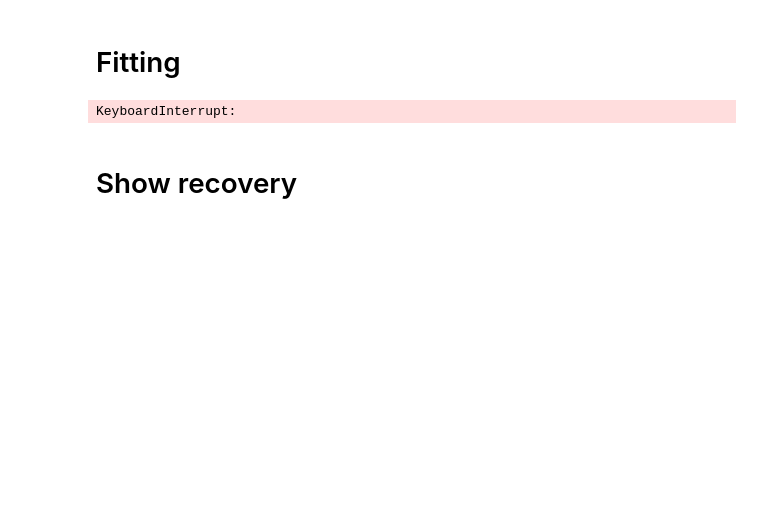
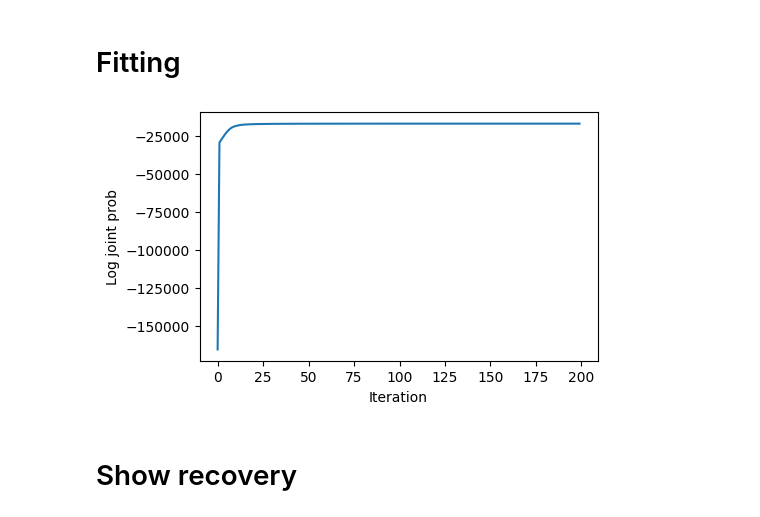
Before and after one commit to neurostatslab/clds, a Jupyter notebook: notebooks/HD_simulated_joint.ipynb, the cells around one changed output. Drawn from its saved outputs; the diff is of its cells as text; code cells hidden in the pictures; blank space fills up the shorter version.

```diff
--- a/notebooks/HD_simulated_joint.ipynb
+++ b/notebooks/HD_simulated_joint.ipynb
@@ -203,42 +201,41 @@ Text(0.5, 0.98, 'A prior samples')
 # %% [markdown]
 # Fitting
 # %%
-from models import ParamsCLDS
-jax.config.update("jax_disable_jit", True)
+from clds.models import ParamsCLDS2
+jax.config.update("jax_disable_jit", False)
 
 seed = 2
 A_key, b_key, C_key, m0_key = jxr.split(jxr.PRNGKey(seed), 4)
 
 conditions = theta[0]
 
-initial_params = ParamsCLDS(
-    dynamics_gp_weights = A_prior.sample_weights(A_key),
-    m0_gp_weights = m0_prior.sample_weights(m0_key),
-    emissions_gp_weights = None,#C_prior.sample_weights(C_key),
-    bias_gp_weights = b_prior.sample_weights(b_key),
-    Q = jnp.eye(latent_dim),
-    R = jnp.eye(n_neurons),
-    m0 = None,
-    S0 = jnp.eye(latent_dim),
-    Cs = jnp.tile(jxr.normal(C_key, (n_neurons, 2)), (num_timesteps, 1, 1)),
-    bs = None #b_prior.sample(b_key, conditions).squeeze(),
+Ab_weights = A_prior.sample_weights(A_key)
+initial_params = ParamsCLDS2(
+    init_mean = m0_prior.sample_weights(m0_key),
+    init_cov = jnp.eye(latent_dim),
+    dynamics_matrix = Ab_weights[:, :-1, :],
+    dynamics_bias = Ab_weights[:, -1, :][:, None, :], #b_prior.sample(b_key, conditions).squeeze(),
+    dynamics_cov = jnp.eye(latent_dim),
+    emissions_matrix = jnp.tile(jxr.normal(C_key, (n_neurons, 2)), (num_timesteps, 1, 1)),
+    emissions_bias = jnp.zeros((num_timesteps, n_neurons)),
+    emissions_cov = jnp.eye(n_neurons),
 )
 
 params, log_probs = inference.fit_em(model, initial_params, emissions=Y_train, conditions=thetas_train, num_iters=200)
 
-if params.bs is None:
-    params = params._replace(bs = b_prior(params.bias_gp_weights, conditions).squeeze())
-if params.Cs is None:
-    params = params._replace(Cs = C_prior(params.emissions_gp_weights, conditions))
-if params.Cs.ndim == 2:
-    params = params._replace(Cs=jnp.tile(params.Cs[None, :, :], (num_timesteps, 1, 1)))
+# if model.wgps["b"] is not None:
+#     params = params._replace(bs = b_prior(params.bias_gp_weights, conditions).squeeze())
+# if params.Cs is None:
+#     params = params._replace(Cs = C_prior(params.emissions_matrix, conditions))
+# if params.emissions_matrix.ndim == 2:
+#     params = params._replace(Cs=jnp.tile(params.Cs[None, :, :], (num_timesteps, 1, 1)))
 
 fig, ax = plt.subplots(figsize=[5,3], constrained_layout=True)
 ax.plot(log_probs)
 ax.set_ylabel('Log joint prob')
 ax.set_xlabel('Iteration');
 # %% [output]
-KeyboardInterrupt:
+[figure, added]
 # %% [markdown]
 # Show recovery
 # %%
```
Also changed, not shown: parts of 11 cells of this notebook, 13 other files.
